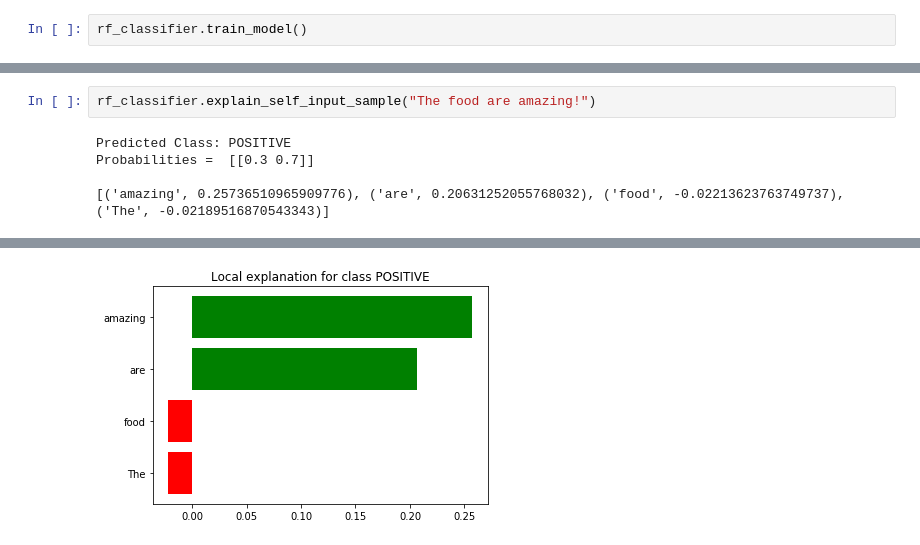
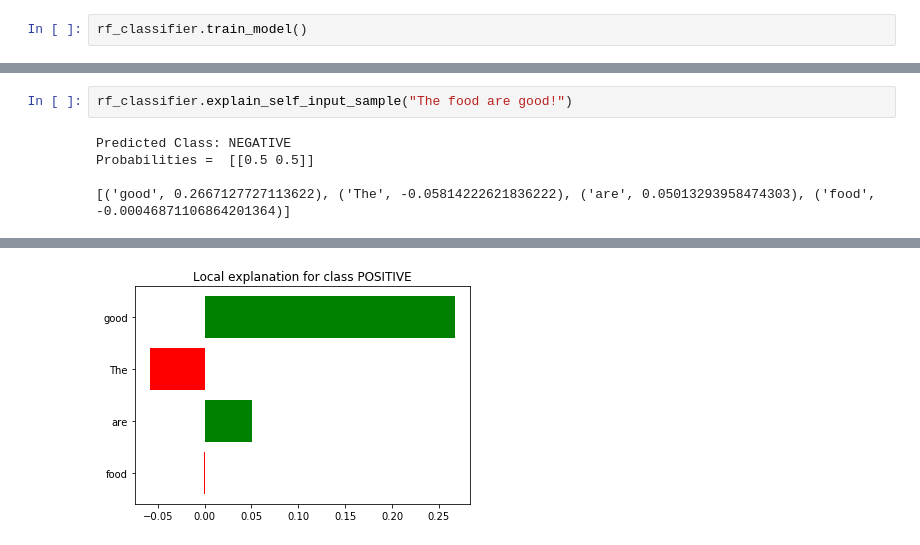
Before and after one commit to yiwen-song/Classification-Explanation-Framework, a Jupyter notebook: classify_tutorial.ipynb, the cells around one changed output, grey strips where cells are left out. Drawn from its saved outputs; the diff is of its cells as text.

```diff
--- a/classify_tutorial.ipynb
+++ b/classify_tutorial.ipynb
@@ -155,12 +155,12 @@ Probabilities =  [[0.2 0.8]]
 # %%
-rf_classifier.explain_self_input_sample("The food are amazing!")
+rf_classifier.explain_self_input_sample("The food are good!")
 # %% [output]
-Predicted Class: POSITIVE
-Probabilities =  [[0.3 0.7]]
+Predicted Class: NEGATIVE
+Probabilities =  [[0.5 0.5]]
 
-[('amazing', 0.25736510965909776), ('are', 0.20631252055768032), ('food', -0.02213623763749737), ('The', -0.02189516870543343)]
+[('good', 0.2667127727113622), ('The', -0.05814222621836222), ('are', 0.05013293958474303), ('food', -0.00046871106864201364)]
 [interactive output not drawn]
-[figure, old version]
+[figure, new version]
 # %%
 rf_classifier.get_top_features(10)
 # %% [output]
```
Also changed, not shown: parts of 3 cells of this notebook, 6 other files.
